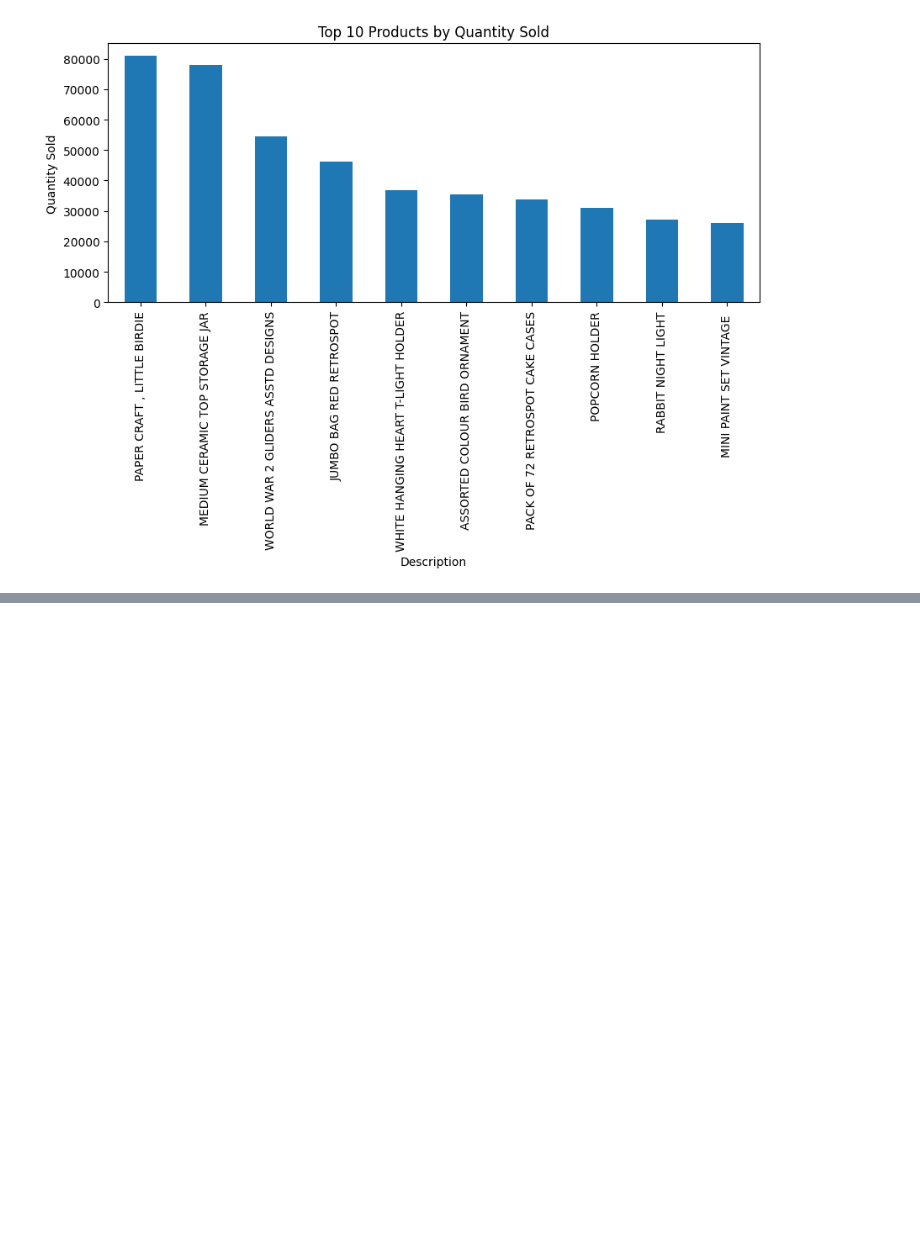
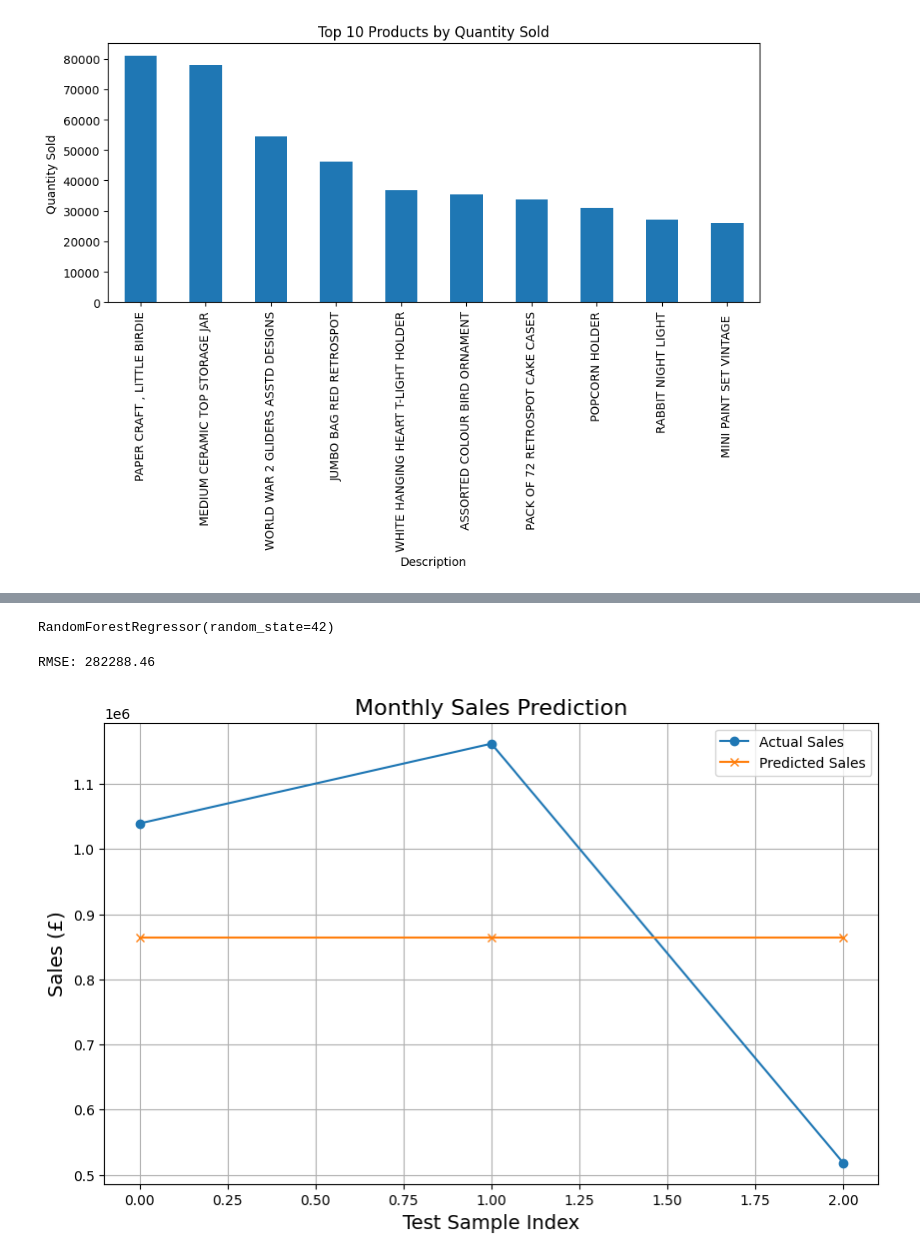
Before and after one commit to Faghaee2000/Market-Basket-Analysis-using-Online-Retail-Dataset, a Jupyter notebook: Market_Analysis.ipynb, the cells around one changed output, grey strips where cells are left out. Drawn from its saved outputs; the diff is of its cells as text; code cells hidden in the pictures; blank space fills up the shorter version.

Commit message:
Monthly Sales Prediction Using Random Forest Regression

```diff
--- a/Market_Analysis.ipynb
+++ b/Market_Analysis.ipynb
@@ -275,0 +305,35 @@ plt.show()
+# %%
+# Define features and target variable
+X = monthly_sales[['Year', 'Month', 'Prev_Month_Sales']]
+y = monthly_sales['TotalPrice']
+# %%
+# Split data into training and testing sets (80% train, 20% test)
+X_train, X_test, y_train, y_test = train_test_split(X, y, test_size=0.2, shuffle=False)
+# %%
+# Initialize Random Forest Regressor
+model = RandomForestRegressor(n_estimators=100, random_state=42)
+model.fit(X_train, y_train)
+# %% [output]
+RandomForestRegressor(random_state=42)
+# %%
+# Predict on test set
+y_pred = model.predict(X_test)
+# %%
+# Evaluate model performance using RMSE
+rmse = np.sqrt(mean_squared_error(y_test, y_pred))
+print(f"RMSE: {rmse:.2f}")
+# %% [output]
+RMSE: 282288.46
+# %%
+# Plot actual vs predicted sales
+plt.figure(figsize=(10,6))
+plt.plot(y_test.values, label='Actual Sales', marker='o')
+plt.plot(y_pred, label='Predicted Sales', marker='x')
+plt.title('Monthly Sales Prediction', fontsize=16)
+plt.xlabel('Test Sample Index', fontsize=14)
+plt.ylabel('Sales (£)', fontsize=14)
+plt.legend()
+plt.grid(True)
+plt.show()
+# %% [output]
+[figure, added]
```
Also changed, not shown: parts of 8 cells of this notebook.
